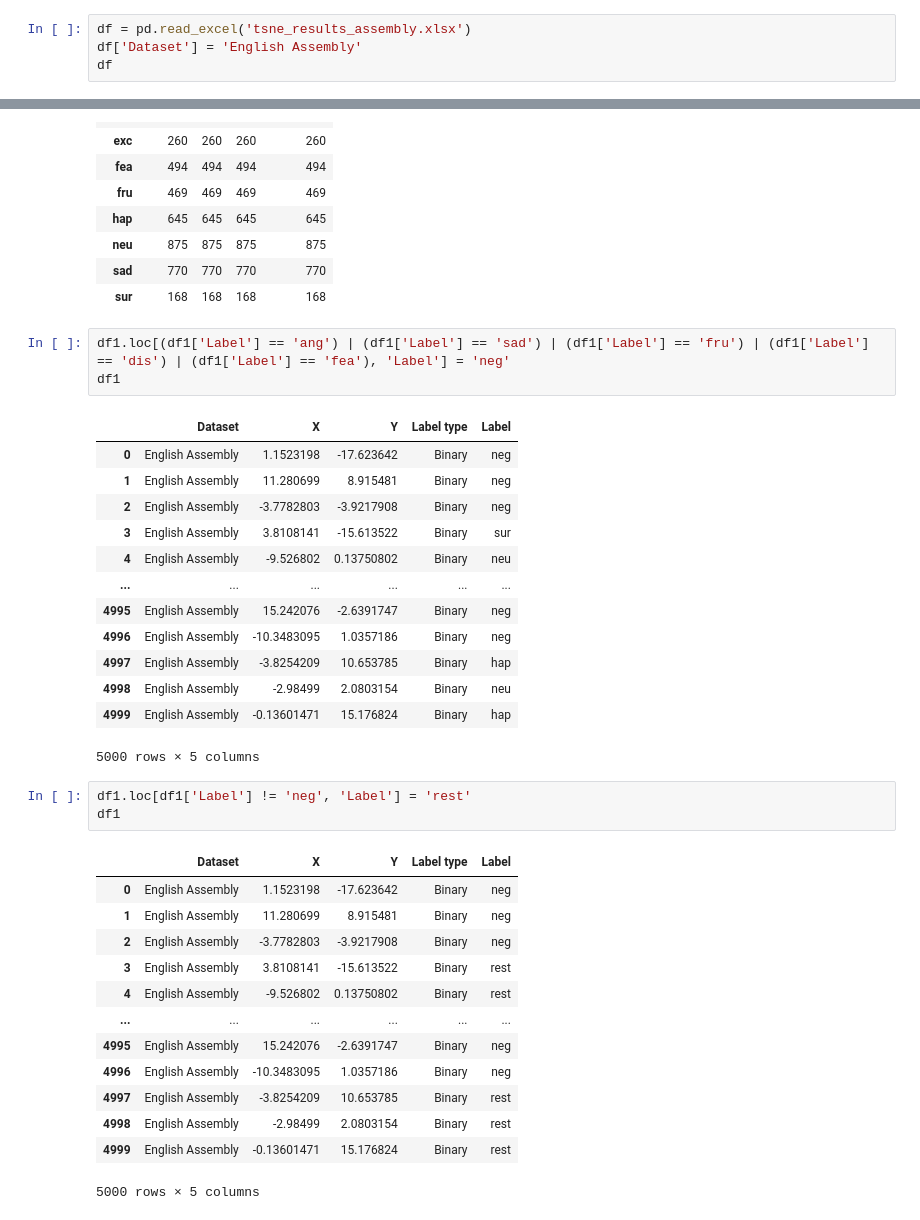
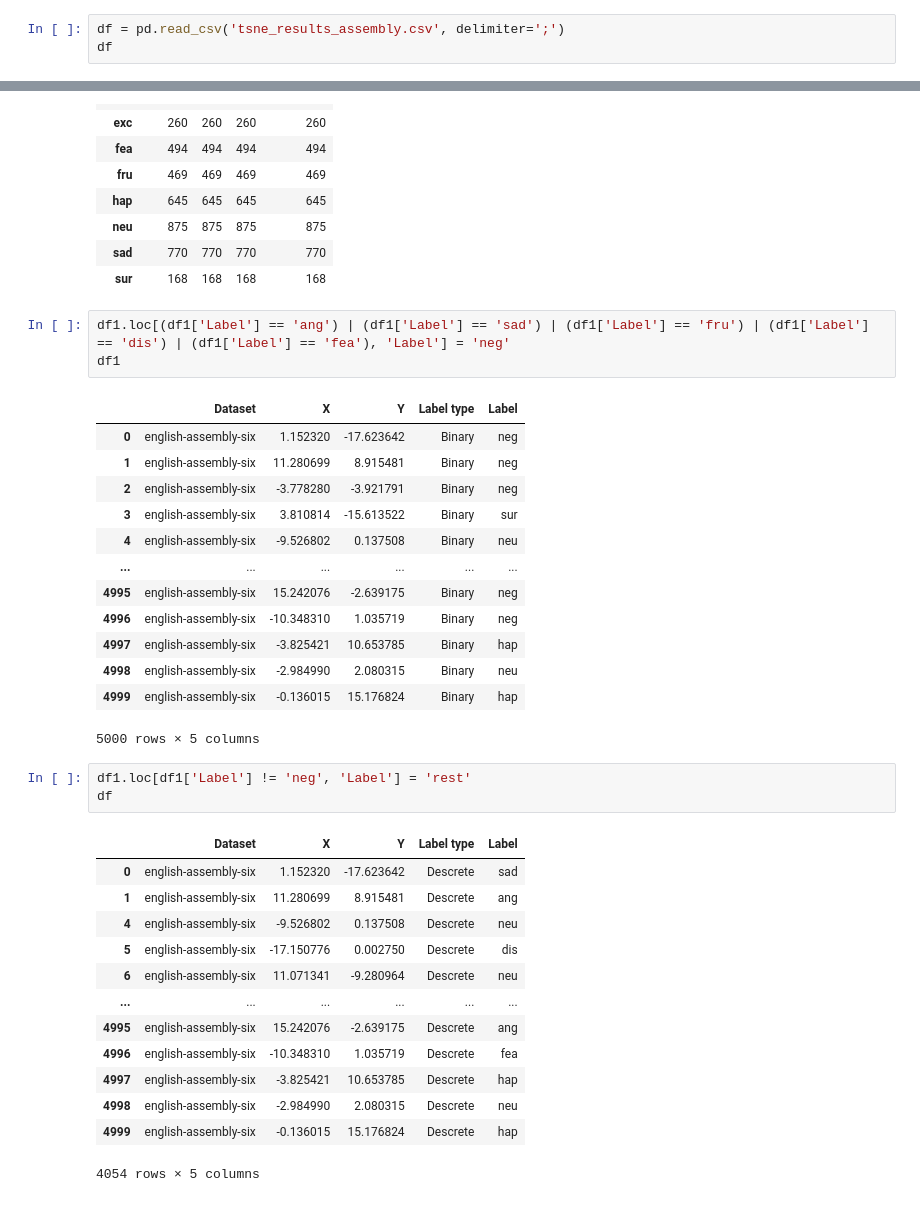
Before and after one commit to iamryabinov/SER_SVM_KNN, a Jupyter notebook: playground.ipynb, the cells around one changed output, grey strips where cells are left out. Drawn from its saved outputs; the diff is of its cells as text.

Commit message:
fix assembly labelings, statya v04a ready

```diff
--- a/playground.ipynb
+++ b/playground.ipynb
@@ -2,8 +2,7 @@
 import pandas as pd
 import numpy as np
 # %%
-df = pd.read_excel('tsne_results_assembly.xlsx')
-df['Dataset'] = 'English Assembly'
+df = pd.read_csv('tsne_results_assembly.csv', delimiter=';')
 df
 # %% [output]
 |  | Dataset | X | Y | Label type | Label |
@@ -106,33 +99,33 @@ df1.loc[(df1['Label'] == 'ang') | (df1['Label'] == 'sad') | (df1['Label'] == 'fr
 df1
 # %% [output]
 |  | Dataset | X | Y | Label type | Label |
-| 0 | English Assembly | 1.1523198 | -17.623642 | Binary | neg |
-| 1 | English Assembly | 11.280699 | 8.915481 | Binary | neg |
-| 2 | English Assembly | -3.7782803 | -3.9217908 | Binary | neg |
-| 3 | English Assembly | 3.8108141 | -15.613522 | Binary | sur |
-| 4 | English Assembly | -9.526802 | 0.13750802 | Binary | neu |
+| 0 | english-assembly-six | 1.152320 | -17.623642 | Binary | neg |
+| 1 | english-assembly-six | 11.280699 | 8.915481 | Binary | neg |
+| 2 | english-assembly-six | -3.778280 | -3.921791 | Binary | neg |
+| 3 | english-assembly-six | 3.810814 | -15.613522 | Binary | sur |
+| 4 | english-assembly-six | -9.526802 | 0.137508 | Binary | neu |
 | ... | ... | ... | ... | ... | ... |
-| 4995 | English Assembly | 15.242076 | -2.6391747 | Binary | neg |
-| 4996 | English Assembly | -10.3483095 | 1.0357186 | Binary | neg |
-| 4997 | English Assembly | -3.8254209 | 10.653785 | Binary | hap |
-| 4998 | English Assembly | -2.98499 | 2.0803154 | Binary | neu |
-| 4999 | English Assembly | -0.13601471 | 15.176824 | Binary | hap |
+| 4995 | english-assembly-six | 15.242076 | -2.639175 | Binary | neg |
+| 4996 | english-assembly-six | -10.348310 | 1.035719 | Binary | neg |
+| 4997 | english-assembly-six | -3.825421 | 10.653785 | Binary | hap |
+| 4998 | english-assembly-six | -2.984990 | 2.080315 | Binary | neu |
+| 4999 | english-assembly-six | -0.136015 | 15.176824 | Binary | hap |
 5000 rows × 5 columns
 # %%
 df1.loc[df1['Label'] != 'neg', 'Label'] = 'rest'
-df1
+df
 # %% [output]
 |  | Dataset | X | Y | Label type | Label |
-| 0 | English Assembly | 1.1523198 | -17.623642 | Binary | neg |
-| 1 | English Assembly | 11.280699 | 8.915481 | Binary | neg |
-| 2 | English Assembly | -3.7782803 | -3.9217908 | Binary | neg |
-| 3 | English Assembly | 3.8108141 | -15.613522 | Binary | rest |
-| 4 | English Assembly | -9.526802 | 0.13750802 | Binary | rest |
+| 0 | english-assembly-six | 1.152320 | -17.623642 | Descrete | sad |
+| 1 | english-assembly-six | 11.280699 | 8.915481 | Descrete | ang |
+| 4 | english-assembly-six | -9.526802 | 0.137508 | Descrete | neu |
+| 5 | english-assembly-six | -17.150776 | 0.002750 | Descrete | dis |
+| 6 | english-assembly-six | 11.071341 | -9.280964 | Descrete | neu |
 | ... | ... | ... | ... | ... | ... |
-| 4995 | English Assembly | 15.242076 | -2.6391747 | Binary | neg |
-| 4996 | English Assembly | -10.3483095 | 1.0357186 | Binary | neg |
-| 4997 | English Assembly | -3.8254209 | 10.653785 | Binary | rest |
-| 4998 | English Assembly | -2.98499 | 2.0803154 | Binary | rest |
-| 4999 | English Assembly | -0.13601471 | 15.176824 | Binary | rest |
+| 4995 | english-assembly-six | 15.242076 | -2.639175 | Descrete | ang |
+| 4996 | english-assembly-six | -10.348310 | 1.035719 | Descrete | fea |
+| 4997 | english-assembly-six | -3.825421 | 10.653785 | Descrete | hap |
+| 4998 | english-assembly-six | -2.984990 | 2.080315 | Descrete | neu |
+| 4999 | english-assembly-six | -0.136015 | 15.176824 | Descrete | hap |
-5000 rows × 5 columns
+4054 rows × 5 columns
 # %%
```
Also changed, not shown: parts of 6 cells of this notebook, 6 other files.
